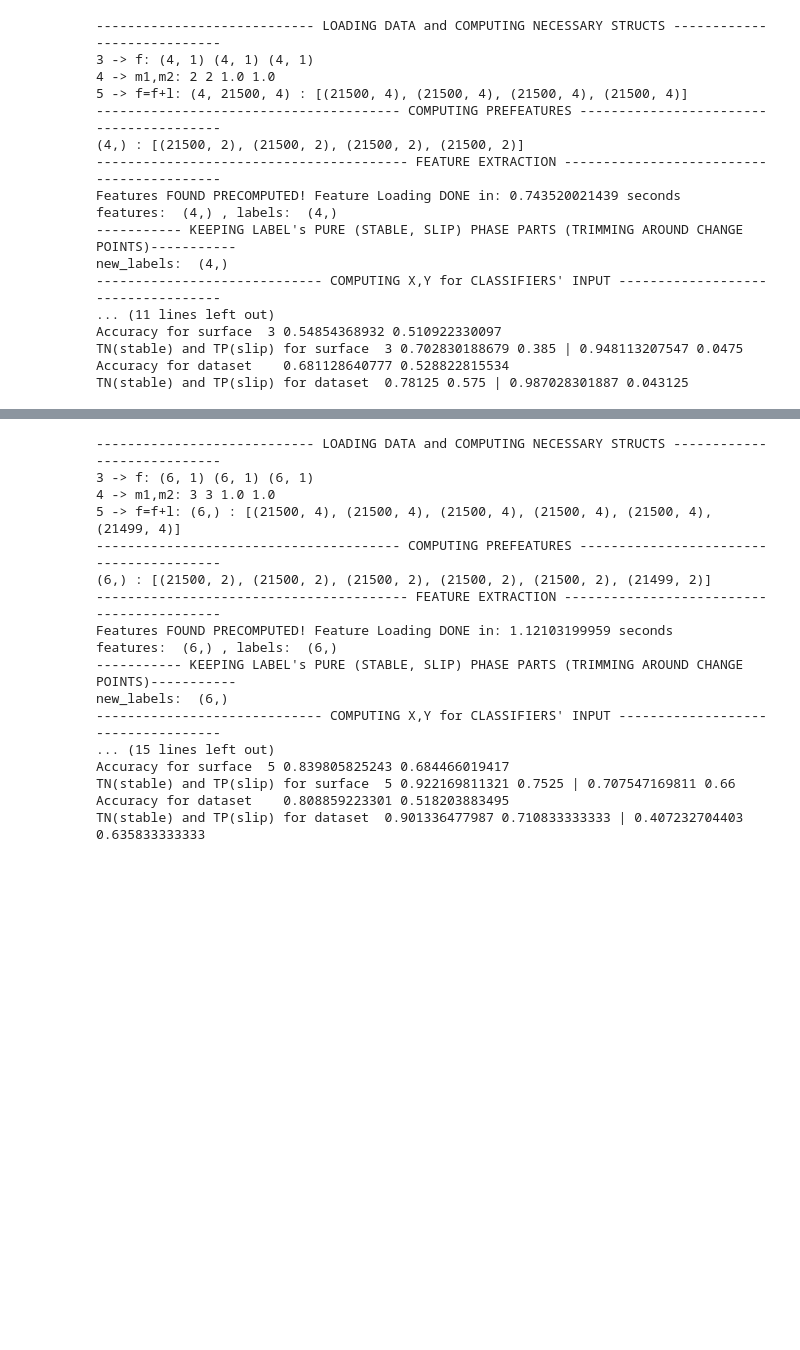
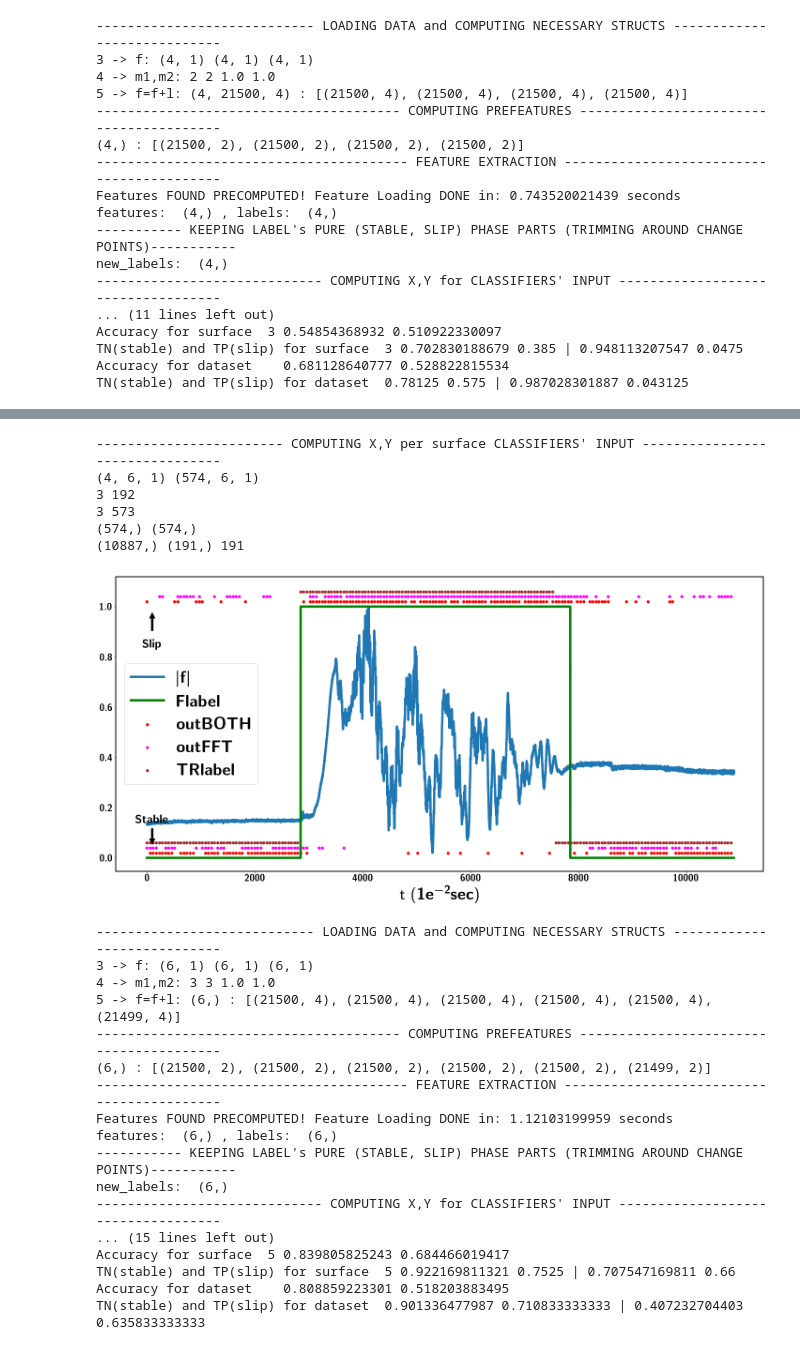
Before and after one commit to jagrio/MachineLearningSlippage, a Jupyter notebook: MLslippagesrc/MLslippage/ml_training.ipynb, the cells around one changed output, grey strips where cells are left out. Saved outputs shown, nothing was run; the diff lists cells and outputs as text; code cells hidden in the pictures; blank space fills up the shorter version.

Commit message:
Added plotting of input signal with the corresponding predicted output

```diff
--- a/MLslippagesrc/MLslippage/ml_training.ipynb
+++ b/MLslippagesrc/MLslippage/ml_training.ipynb
@@ -2271,6 +2271,86 @@ Accuracy for surface  5 0.827004219409 0.784810126582
 TN(stable) and TP(slip) for surface  5 0.751824817518 0.93 | 0.638686131387 0.985
 Accuracy for dataset    0.846694796062 0.576652601969
 TN(stable) and TP(slip) for dataset  0.788929440389 0.925833333333 | 0.311435523114 0.94
+# %%
+############ VISUALIZING ONLINE TESTING PROCEDURE ##############
+# ati830surffile = featpath+ati830featname+'_1fing_6surf.npz'
+# surf, surfla = computeXY_persurf(Xsp,Ysp,ati830surffile,n=6, k=1)
+ati830surffile = featpath+ati830featname+'_nolabelcleaning_1fing_6surf.npz'
+surf, surfla = computeXY_persurf(X,Y,ati830surffile,n=6, k=1)
+matplotlib.rcParams['text.usetex'] = True
+chosensurf = 5
+offset = window
+# inp = f[0,offset/2:-offset/2,:3]
+# lab = f[0,offset/2:-offset/2,-1]
+inp = f[chosensurf,offset-900:,:3]
+lab = f[chosensurf,offset-900:,-1]
+INP1 = surf[3,chosensurf,0]
+INP2 = surf[0,chosensurf,0]
+OUT = surfla[:,chosensurf,0]
+answerfreq = 5. # Hz
+# plotpoints = 200.                             # 200 datapoints answer for visual purposes
+plotpoint = INP1.shape[0]*1.                  # like 1ms answers
+# plotpoints = answerfreq*inp.shape[0]/window   # like real time answers (200ms or 5Hz)
+skipINP = int(round(INP1.shape[0]/plotpoints))
+# skipinp = int(round(inp.shape[0]/plotpoints))
+endsetINP = range(INP1.shape[0])[::skipINP]
+# endsetinp = range(inp.shape[0])[::skipinp]
+# minlen = min(len(endsetINP), len(endsetinp))
+minlen = len(endsetINP)
+mult = (inp.shape[0]-offset)/INP1.shape[0]*1.
+tx = np.array(endsetINP[:minlen][:-1])*mult
+tfx = range(inp.shape[0])[:int(endsetINP[-1]*mult)]
+tfind = (np.array(tfx) + offset).tolist()
+print skipINP, len(endsetINP)#, skipinp, len(endsetinp), minlen
+endsetINP = endsetINP[:minlen][-1]
+# endsetinp = endsetinp[:minlen][-1]
+print skipINP, endsetINP#, skipinp, endsetinp, minlen
+fileid = filename1(0,3,0,5)
+fileidb = filename1(0,0,0,5)
+model = np.load(fileid)['model'][0]
+modelb = np.load(fileidb)['model'][0]
+Yout = model.predict(INP1)
+Youtb = modelb.predict(INP2)
+print Yout.shape, Youtb.shape
+plt.rc('text', usetex=True)
+plt.rc('axes', linewidth=2)
+plt.rc('font', weight='bold')
+plt.rcParams['text.latex.preamble'] = [r'\usepackage{sfmath} \boldmath']
+ax = plt.figure(figsize=(20,10))
+tf = np.linalg.norm(inp[tfind],axis=1)
+tl = lab[tfind]
+ty = Yout[:endsetINP:skipINP]+0.02
+tyb = Youtb[:endsetINP:skipINP]+0.04
+tyl = OUT[:endsetINP:skipINP]+0.06
+print tf.shape, ty.shape, len(tx)
+p1, = plt.plot(tfx,tf/max(tf),linewidth=5)
+plt.hold
+pl, = plt.plot(tfx,tl,linewidth=5,color='green')
+p = plt.scatter(tx,ty,color='red',s=30)
+pb = plt.scatter(tx,tyb,color='magenta',s=30)
+pbl = plt.scatter(tx,tyl,color='brown',s=30)
+plt.text(100, 0.15, r'\textbf{Stable}', ha="center", va="center", rotation=0,
+            size=25)
+plt.text(100, 0.85, r'\textbf{Slip}', ha="center", va="center", rotation=0,
+            size=25)
+plt.annotate('', fontsize=10, xy=(100, 0.05), xytext=(100, 0.12),
+            arrowprops=dict(facecolor='black', shrink=0.05))
+plt.annotate('', xy=(100, 0.98), xytext=(100, 0.9),
+            arrowprops=dict(facecolor='black', shrink=0.05))
+plt.xlabel(r't ($1e^{-2} sec$)',fontsize=35)
+# plt.yticks([])
+plt.legend([p1,pl,p,pb,pbl],[r'$|\textbf{f}|$',r'$\textbf{Flabel}$',r'\textbf{outBOTH}',r'\textbf{outFFT}',r'$\textbf{TRlabel}$'], prop={'size': 35})
+plt.tick_params(labelsize=20)
+plt.tight_layout()
+savefig(datapath+'validation_ati.pdf', bbox_inches='tight')
+# %% [output]
+------------------------ COMPUTING X,Y per surface CLASSIFIERS' INPUT --------------------------------
+(4, 6, 1) (574, 6, 1)
+3 192
+3 573
+(574,) (574,)
+(10887,) (191,) 191
+[figure, added]
 # %%
 ############ NEWER TESTING DATA FROM ATI F/T SENSOR ROTATIONAL CASE ##############
 # same necessary steps as in testing before
```
Also changed, not shown: parts of 2 cells of this notebook.
